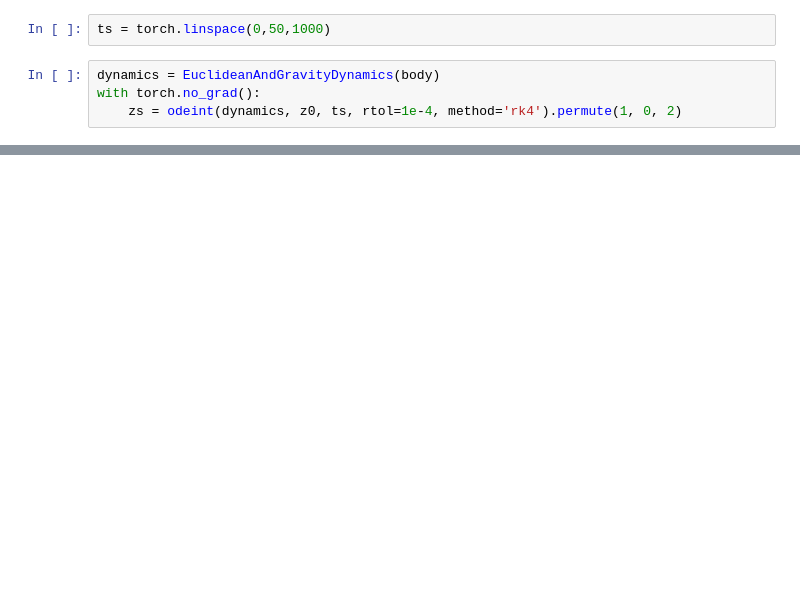
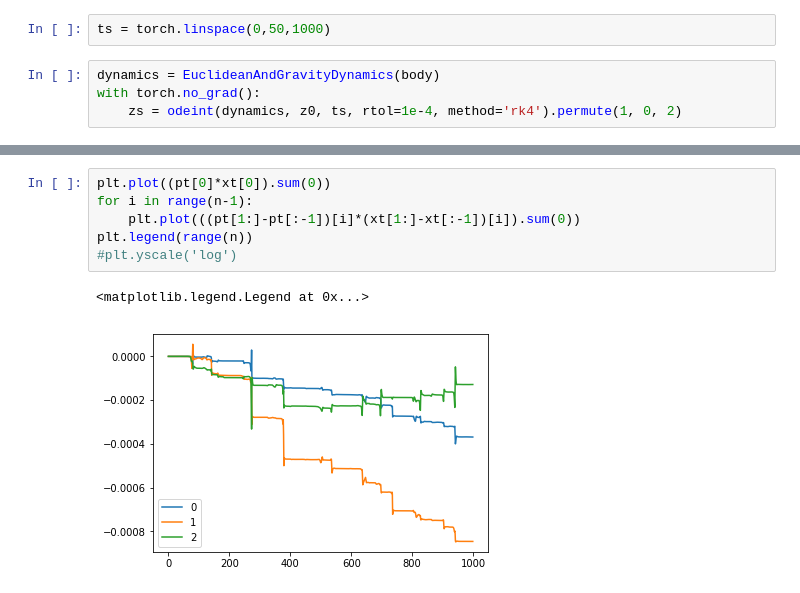
Before and after one commit to mfinzi/constrained-hamiltonian-neural-networks, a Jupyter notebook: pendulum.ipynb, the cells around one changed output, grey strips where cells are left out. Cells and saved outputs as stored; diff of their text form; blank space fills up the shorter version.

```diff
--- a/pendulum.ipynb
+++ b/pendulum.ipynb
@@ -106,3 +60,12 @@ tensor([1.5812e+00, 1.8827e+00, 2.2113e+00, 2.5654e+00, 2.9423e+00, 3.3363e+00,
+# %%
+plt.plot((pt[0]*xt[0]).sum(0))
+for i in range(n-1):
+    plt.plot(((pt[1:]-pt[:-1])[i]*(xt[1:]-xt[:-1])[i]).sum(0))
+plt.legend(range(n))
+#plt.yscale('log')
+# %% [output]
+<matplotlib.legend.Legend at 0x...>
+[figure, added]
 # %%
 HTML(Animation2d(xt,body).animate().to_html5_video())
 # %% [output]
```
Also changed, not shown: parts of 11 cells of this notebook, 1 other file.
